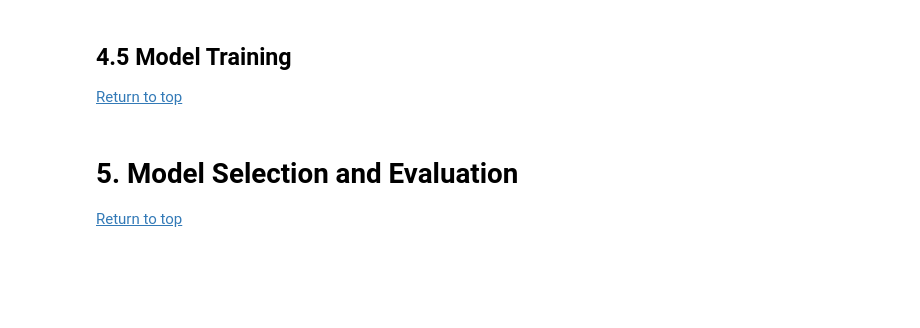
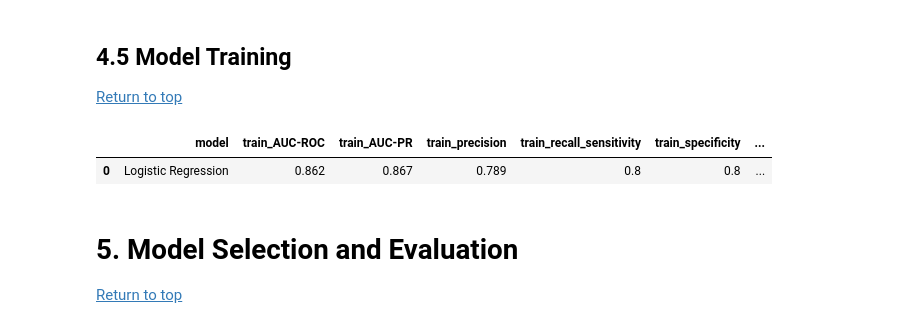
Before and after one commit to stevenworthington/cs109a_final_project, a Jupyter notebook: code/cs109a_final_report.ipynb, the cells around one changed output. Saved outputs shown, nothing was run; the diff lists cells and outputs as text; code cells hidden in the pictures; blank space fills up the shorter version.

```diff
--- a/code/cs109a_final_report.ipynb
+++ b/code/cs109a_final_report.ipynb
@@ -346,0 +402,8 @@ Repeated $k$-fold CV.
+# %%
+# save metrics for clf
+data = (X_train, X_test, y_train, y_test)
+results = [get_performance_metrics(clf, 'Logistic Regression', data)]
+pd.DataFrame(results)
+# %% [output]
+|  | model | train_AUC-ROC | train_AUC-PR | train_precision | train_recall_sensitivity | train_specificity | ... |
+| 0 | Logistic Regression | 0.862 | 0.867 | 0.789 | 0.8 | 0.8 | ... |
```
Also changed, not shown: parts of 14 cells of this notebook, 1 other file.
